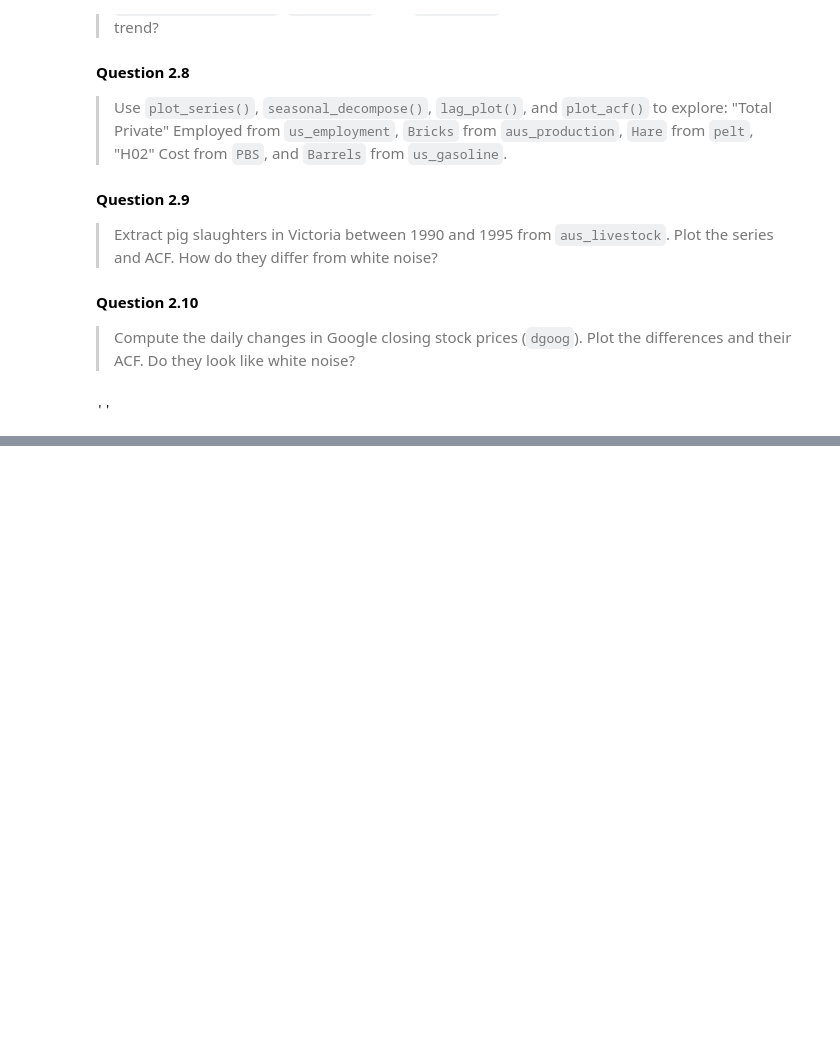
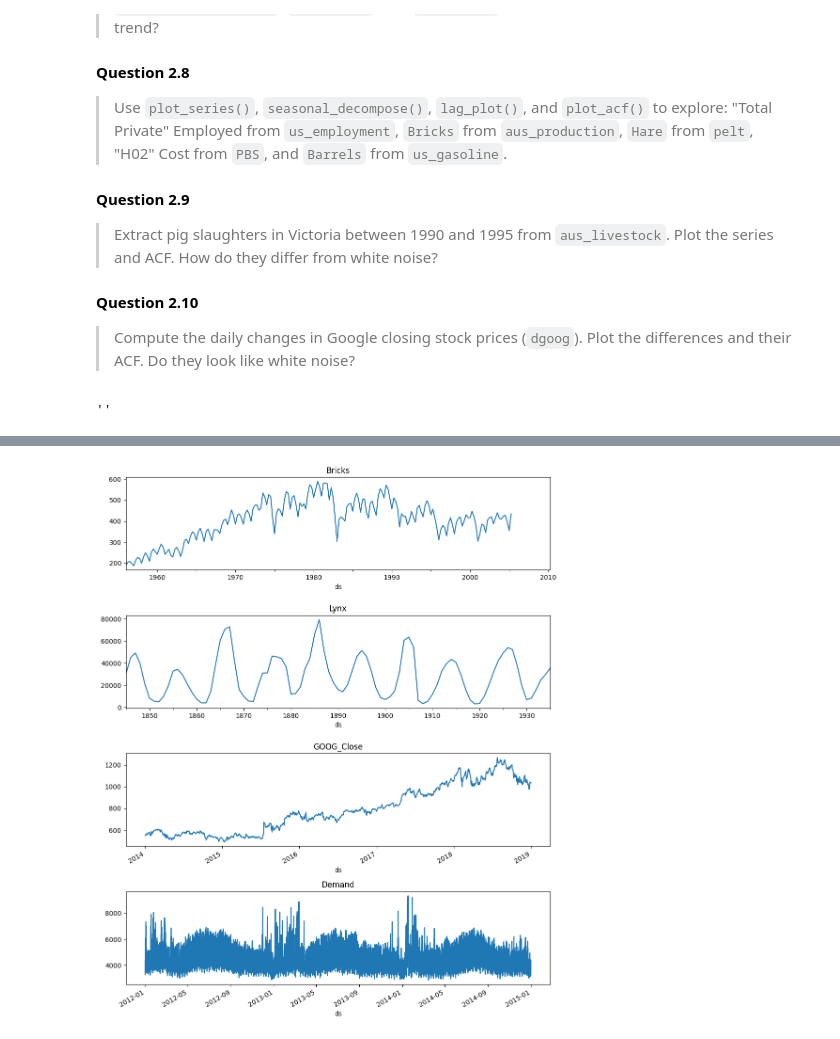
Before and after one commit to ALang624/DSE6230-forecasting-class-course-materials, a Jupyter notebook: assignments/week01_assignment.ipynb, the cells around one changed output, grey strips where cells are left out. Drawn from its saved outputs; the diff is of its cells as text; code cells hidden in the pictures; blank space fills up the shorter version.

```diff
--- a/assignments/week01_assignment.ipynb
+++ b/assignments/week01_assignment.ipynb
@@ -166,0 +244,12 @@ In Case #4, as stated within the case itself, there are a small selection of obv
+# %%
+# Time plots for each of our series (new cell for readability)
+fig, axes = plt.subplots(len(series_list), 1, figsize=(10, 12))
+
+# Display the plot for each subsection.
+for ax, (name, s) in zip(axes, series_list.items()):
+    s.plot(ax=ax)
+    ax.set_title(name)
+plt.tight_layout()
+plt.show()
+# %% [output]
+[figure, added]
```
Also changed, not shown: parts of 21 cells of this notebook.
